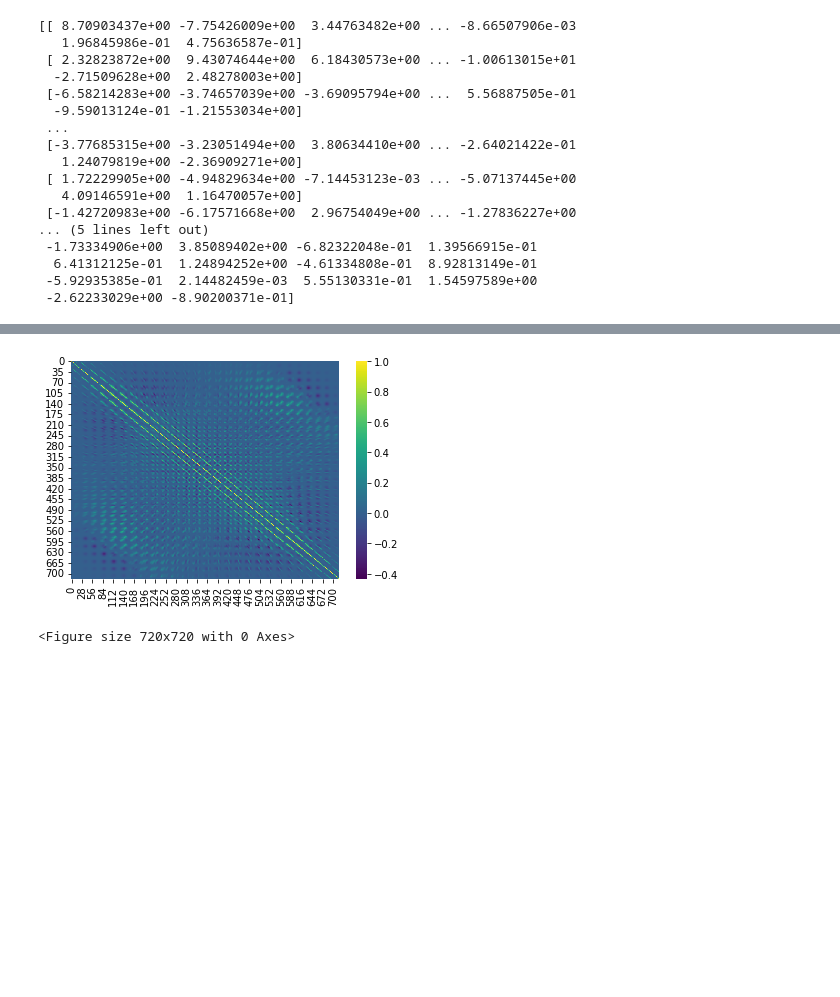
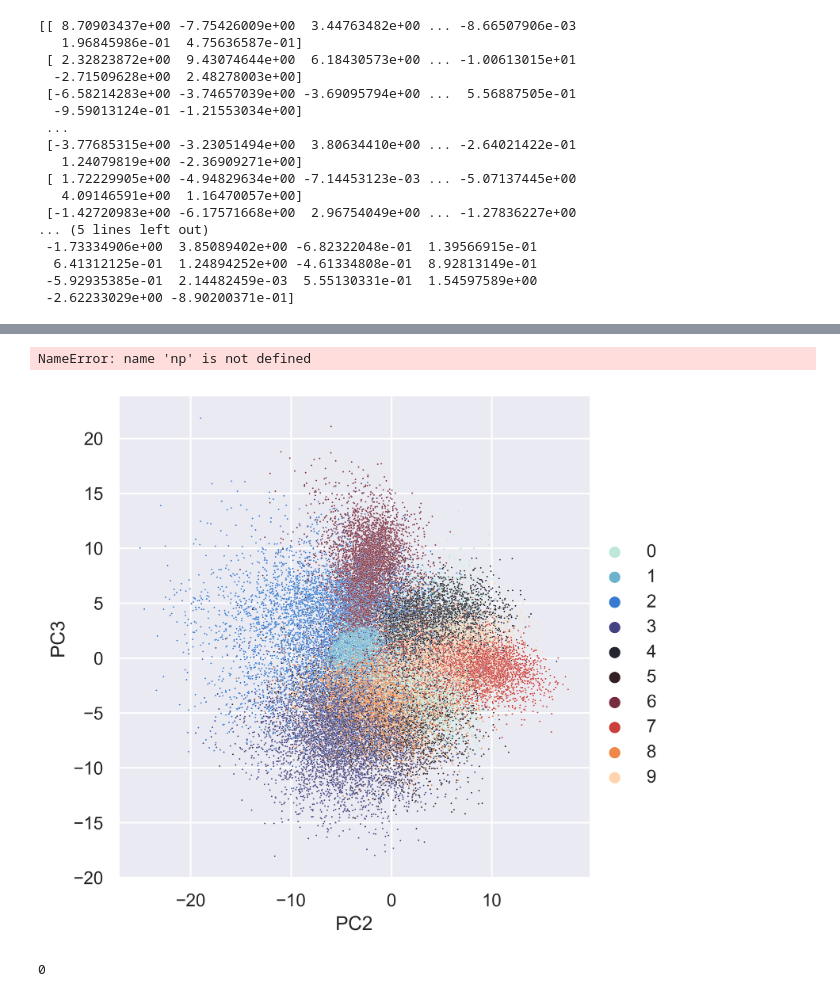
Before and after one commit to datascience-mobi-2022/2022-topic-01-team-02, a Jupyter notebook: Hellen.ipynb, the cells around one changed output, grey strips where cells are left out. Saved outputs shown, nothing was run; the diff lists cells and outputs as text; code cells hidden in the pictures; blank space fills up the shorter version.

Commit message:
z array

```diff
--- a/Hellen.ipynb
+++ b/Hellen.ipynb
@@ -2,7 +2,7 @@
 import matplotlib.pyplot as plt
 import pandas as pd
 import numpy as np
-train_digits = pd.read_csv("data/mnist_train.csv")
-test_digits = pd.read_csv("data/mnist_test.csv")
+train_digits = pd.read_csv("data/mnist_train.csv", header=None)
+#test_digits = pd.read_csv("data/mnist_test.csv")
 train_array = train_digits.to_numpy()
-test_array = test_digits.to_numpy()
+#test_array = test_digits.to_numpy()
@@ -406,9 +412,27 @@ reduced_set, reduced_img = pca.PCA(z_array, z_img, num_components=30)
 # %%
 cov_arr = np.cov(z_array, rowvar = False)
 cov_df = pd.DataFrame(cov_arr)
-dataplot = sb.heatmap(cov_df, cmap="viridis", annot=False)
-plt.figure(figsize=(10,10))
-plt.show()
+dataplot = sb.heatmap(cov_df, cmap="viridis", annot=False, square=True)
+
+sb.set(rc={"figure.dpi":100, "figure.figsize":(5, 5)})
 # %% [output]
-[figure, removed]
-<Figure size 720x720 with 0 Axes>
+NameError: name 'np' is not defined
+# %%
+def visualize_2d(reduced_dataset, labels, i=0, j=1):
+    """
+    scatterplot of principal images based on principal components
+
+    :param reduced_dataset: dataset with PCs as features
+    """
+    pca_df = pd.DataFrame(data = {f'PC{i}':reduced_dataset[:, i], f'PC{j}':reduced_dataset[:, j]})
+    sb.set(rc={"figure.dpi":500, "figure.figsize":(5, 5)})
+
+    sb.relplot(data = pca_df, x = f'PC{i}', y = f'PC{j}', hue = labels ,s = 1, palette = 'icefire', legend='full')
+# %%
+visualize_2d(reduced_set, train_array[:, 0], i=2, j=3)
+# %% [output]
+[figure, added]
+# %%
+print(train_array[0,0])
+# %% [output]
+0
```
Also changed, not shown: parts of 2 cells of this notebook, 3 other files.
